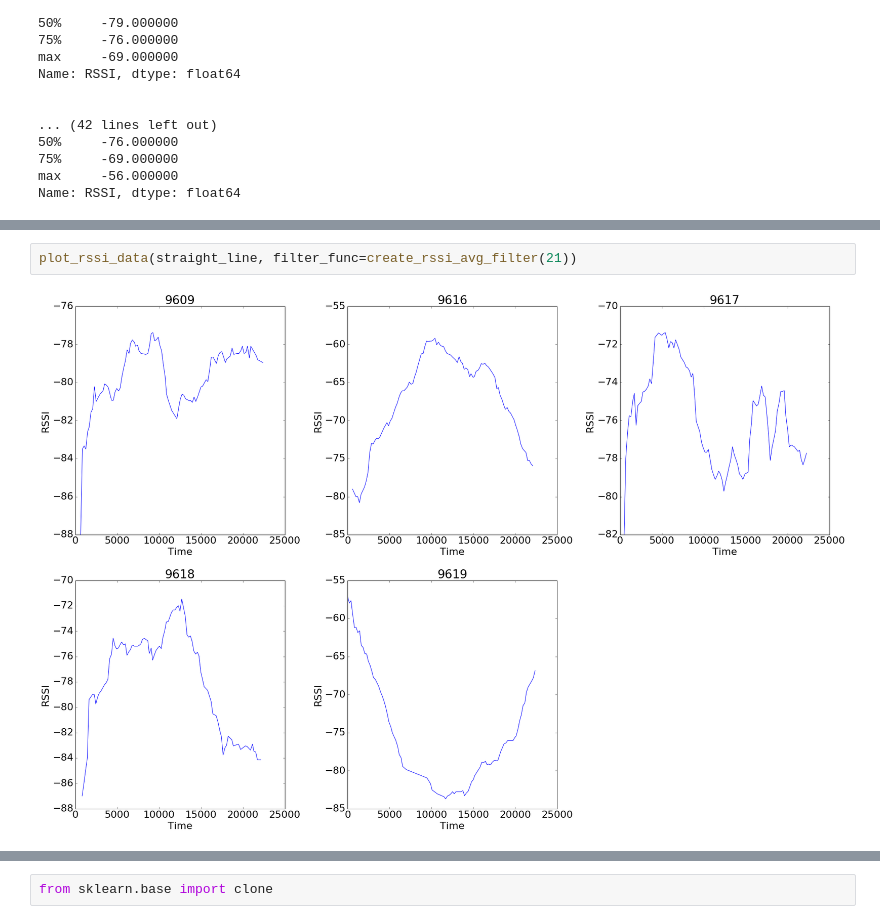
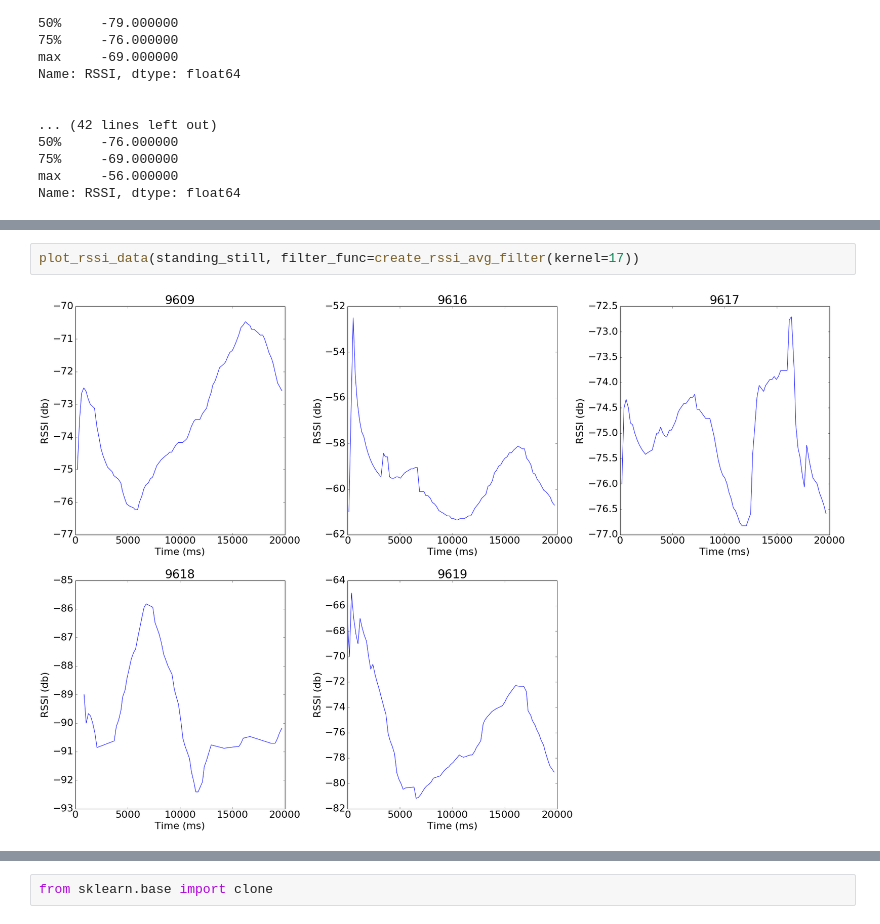
Before and after one commit to Informhunter/IPS, a Jupyter notebook: JupiterNB/data_from_db_analysis/data_visualisation.ipynb, the cells around one changed output, grey strips where cells are left out. Cells and saved outputs as stored; diff of their text form.

```diff
--- a/JupiterNB/data_from_db_analysis/data_visualisation.ipynb
+++ b/JupiterNB/data_from_db_analysis/data_visualisation.ipynb
@@ -123,4 +130,4 @@ plot_rssi_data(straight_line, filter_func=rssi_lowess_filter)
 # %%
-plot_rssi_data(straight_line, filter_func=create_rssi_avg_filter(21))
+plot_rssi_data(standing_still, filter_func=create_rssi_avg_filter(kernel=17))
 # %% [output]
-[figure, old version]
+[figure, new version]
```
Also changed, not shown: parts of 24 cells of this notebook, 1 other file.
